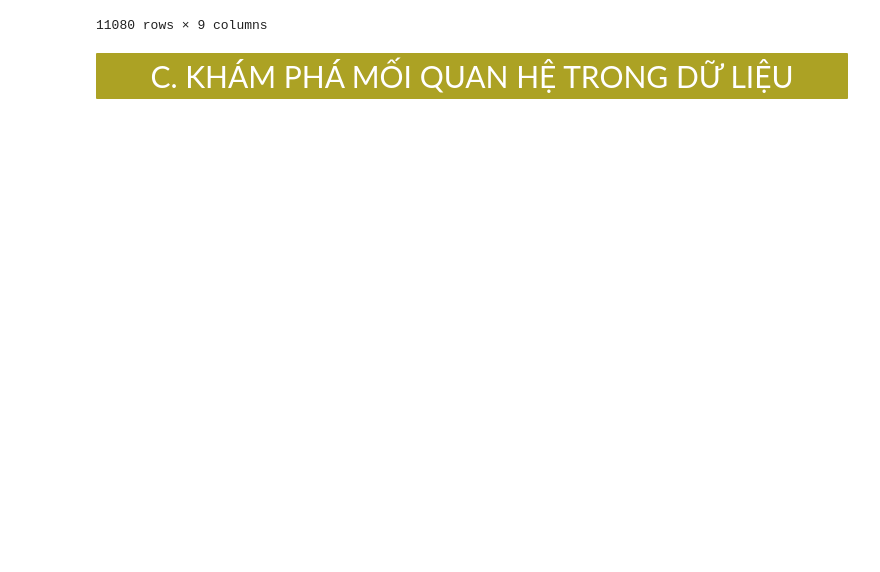
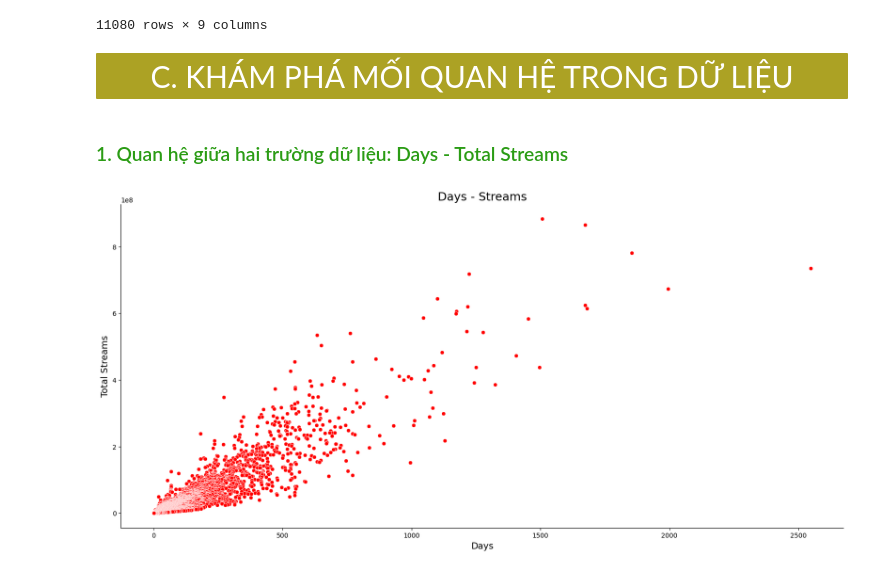
Before and after one commit to PhuongAnh57/LAB1-TQHDL, a Jupyter notebook: source_codes/main.ipynb, the cells around one changed output. Cells and saved outputs as stored; diff of their text form; code cells hidden in the pictures; blank space fills up the shorter version.

```diff
--- a/source_codes/main.ipynb
+++ b/source_codes/main.ipynb
@@ -301,3 +301,17 @@ song_df
 11080 rows × 9 columns
 # %% [markdown]
 <div style="text-align: left; background-color:#ACA224; font-family:Arial; color:white; padding: 12px; line-height:1.25;border-radius:1px; margin-bottom: 0em; text-align: center; font-size: 30px;border-style: solid;border-color: black;">C. KHÁM PHÁ MỐI QUAN HỆ TRONG DỮ LIỆU</div>
+# %% [markdown]
+### <span style='color:#2B9C15'>1. Quan hệ giữa hai trường dữ liệu: Days - Total Streams </span>
+# %%
+fig, ax = plt.subplots(figsize=(20, 9))
+sns.scatterplot(data=song_df, x=song_df['Days'], y=song_df['Total Streams'], color='red', ax=ax)
+sns.despine()
+
+ax.set_xlabel("Days", fontsize=14)
+ax.set_ylabel("Total Streams", fontsize=14)
+ax.set_title("Days - Streams", fontsize=18)
+
+plt.show()
+# %% [output]
+[figure, added]
```
Also changed, not shown: parts of 5 cells of this notebook, 1 other file.
